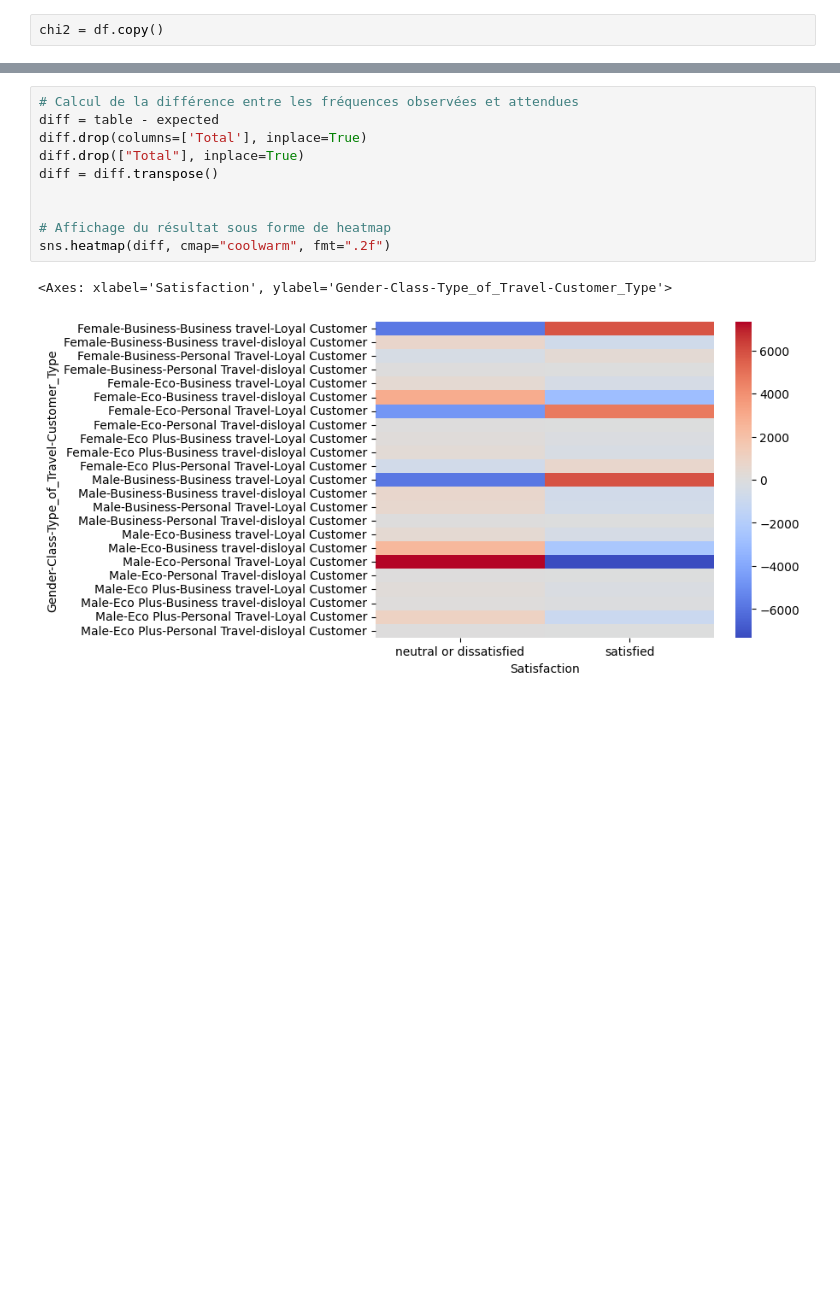
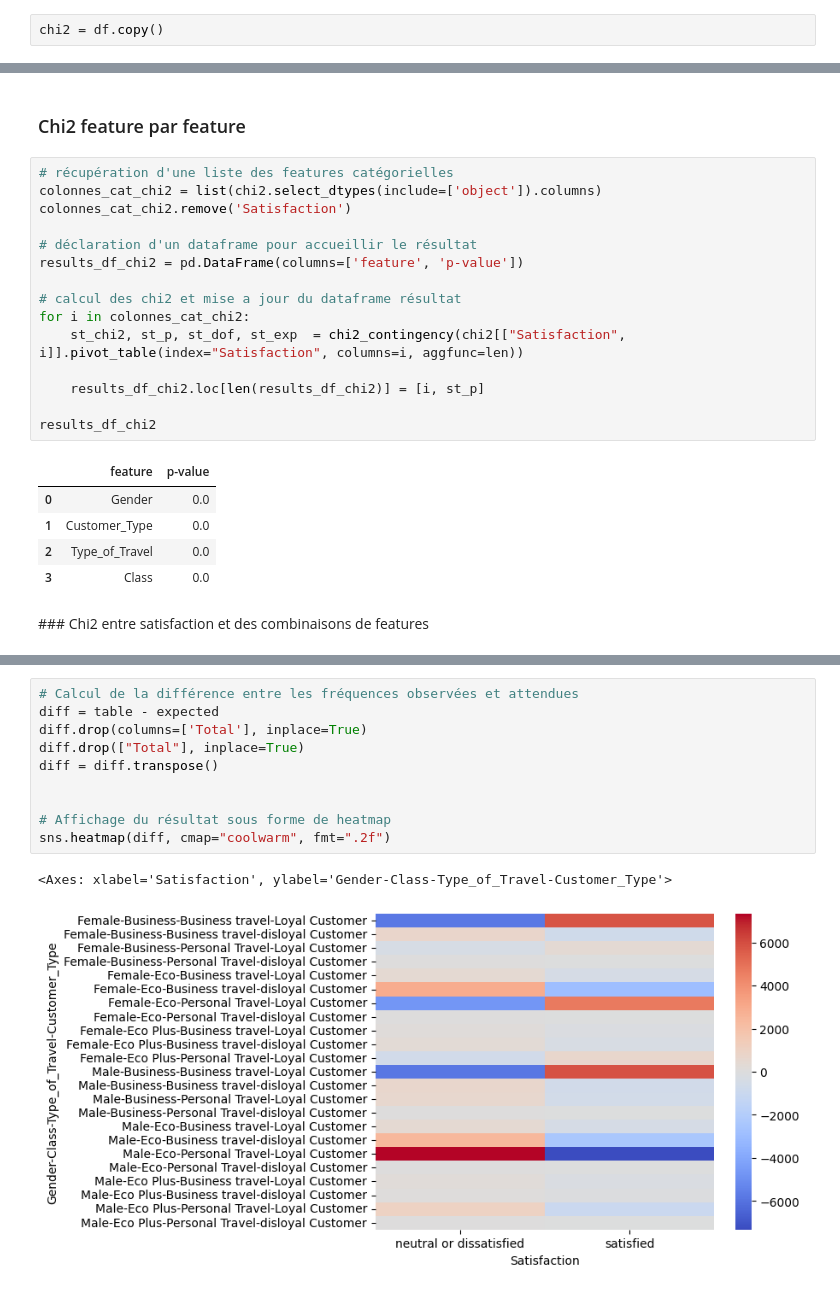
Before and after one commit to data-IA-2022/Airline_Jeremy, a Jupyter notebook: chap1_analyse_des_donnees.ipynb, the cells around one changed output, grey strips where cells are left out. Drawn from its saved outputs; the diff is of its cells as text; blank space fills up the shorter version.

Commit message:
mise en page

```diff
--- a/chap1_analyse_des_donnees.ipynb
+++ b/chap1_analyse_des_donnees.ipynb
@@ -322,3 +457,28 @@ La p-value vaut 0.0
+# %% [markdown]
+### Chi2 feature par feature
+# %%
+# récupération d'une liste des features catégorielles
+colonnes_cat_chi2 = list(chi2.select_dtypes(include=['object']).columns)
+colonnes_cat_chi2.remove('Satisfaction')
+
+# déclaration d'un dataframe pour accueillir le résultat
+results_df_chi2 = pd.DataFrame(columns=['feature', 'p-value'])
+
+# calcul des chi2 et mise a jour du dataframe résultat
+for i in colonnes_cat_chi2:
+    st_chi2, st_p, st_dof, st_exp  = chi2_contingency(chi2[["Satisfaction", i]].pivot_table(index="Satisfaction", columns=i, aggfunc=len))
+
+    results_df_chi2.loc[len(results_df_chi2)] = [i, st_p]
+
+results_df_chi2
+# %% [output]
+|  | feature | p-value |
+| 0 | Gender | 0.0 |
+| 1 | Customer_Type | 0.0 |
+| 2 | Type_of_Travel | 0.0 |
+| 3 | Class | 0.0 |
+# %% [markdown]
+### Chi2 entre satisfaction et des combinaisons de features
 # %%
 # Création d'une table de contingence
 table = pd.crosstab(chi2["Satisfaction"], [chi2["Gender"], chi2["Class"], chi2["Type_of_Travel"], chi2["Customer_Type"]], margins=True, margins_name='Total')
```
Also changed, not shown: parts of 23 cells of this notebook, 2 other files.
